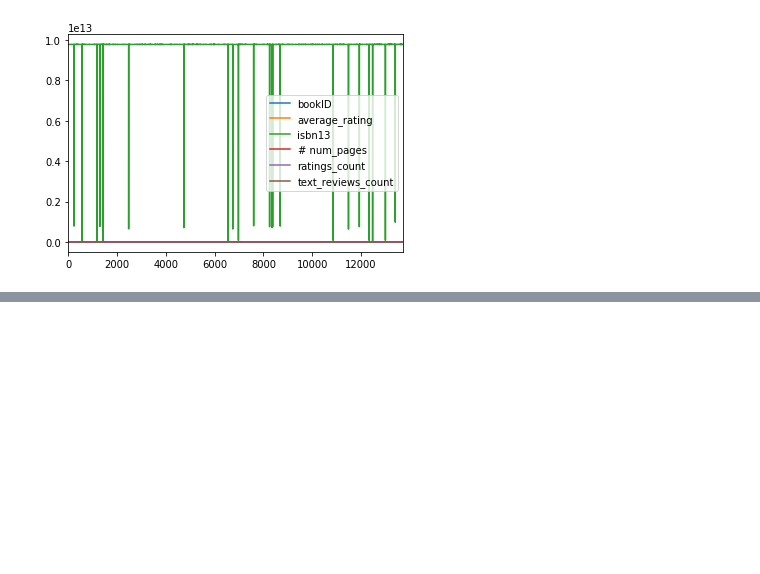
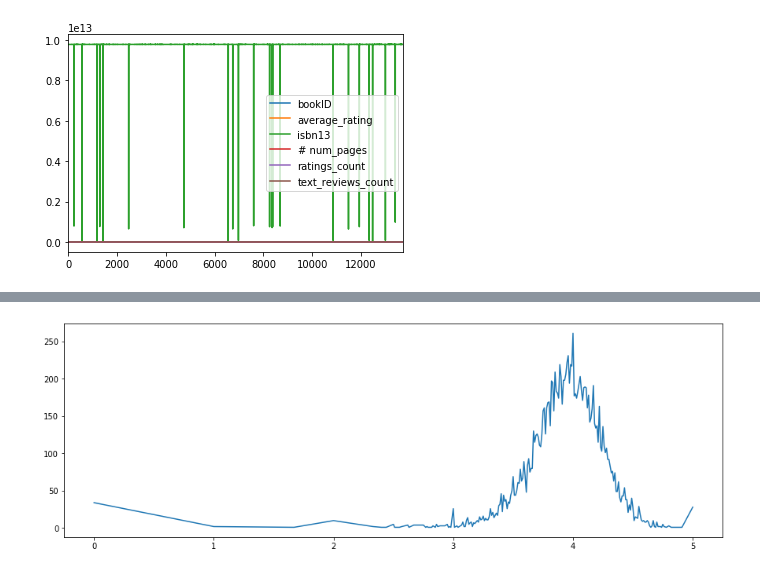
Before and after one commit to akakicreations/ejercicios-casuales-github, a Jupyter notebook: books-goodreader.ipynb, the cells around one changed output, grey strips where cells are left out. Saved outputs shown, nothing was run; the diff lists cells and outputs as text; code cells hidden in the pictures; blank space fills up the shorter version.

```diff
--- a/books-goodreader.ipynb
+++ b/books-goodreader.ipynb
@@ -77,3 +77,6 @@ df.plot()
 # %% [output]
 <matplotlib.axes._subplots.AxesSubplot at 0x...>
 [figure]
+# %%
+df_per_date =df.groupby("average_rating").count()
+df_per_date.sample(6)
@@ -79,0 +96,7 @@ df.plot()
+# %%
+# Así vemos donde se situan los libros
+plt.figure(figsize=(15,5))
+plt.plot(df_per_date.index, df_per_date["# num_pages"]);
+# Se puede ver uan correlación entre número de páginas y puntuación?
+# %% [output]
+[figure, added]
```
Also changed, not shown: parts of 8 cells of this notebook.
